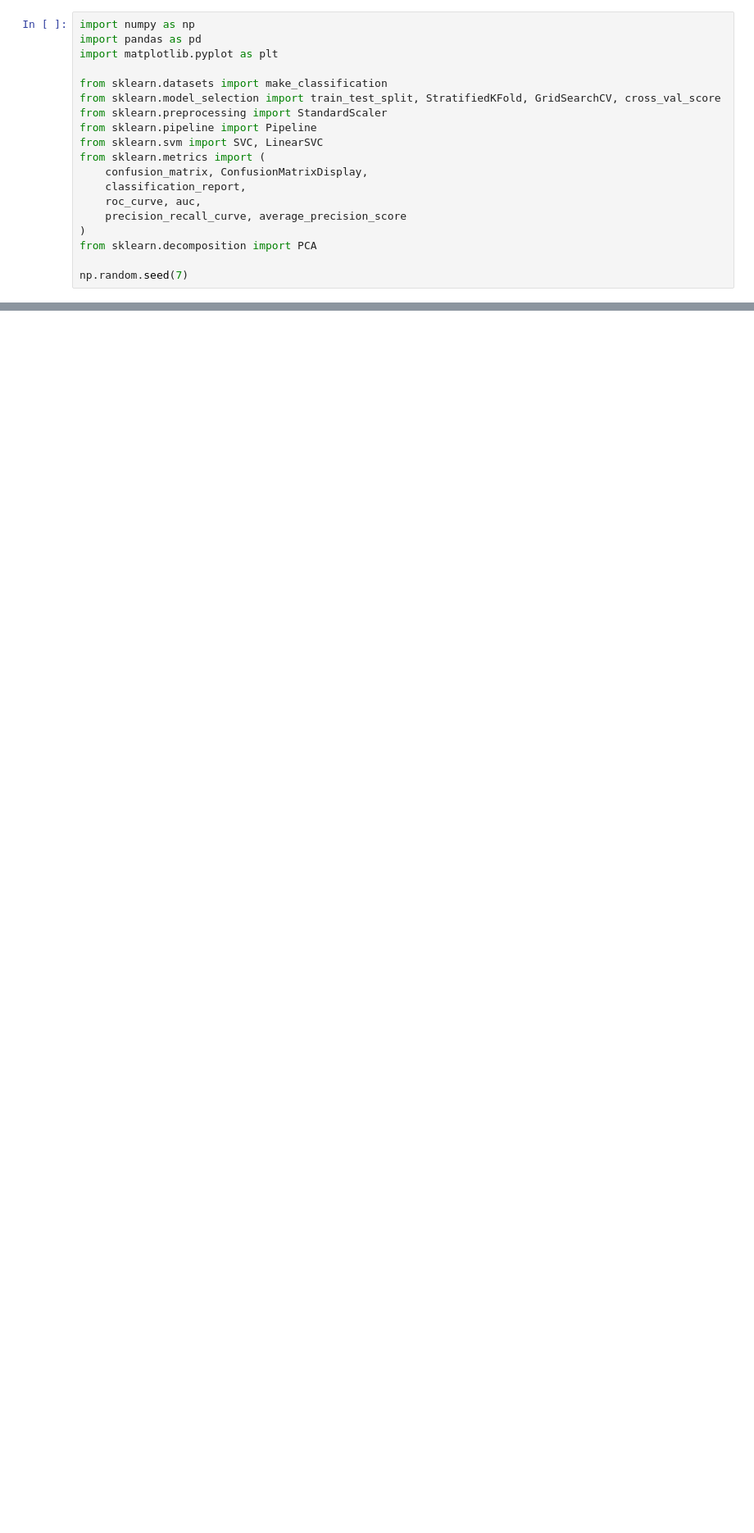
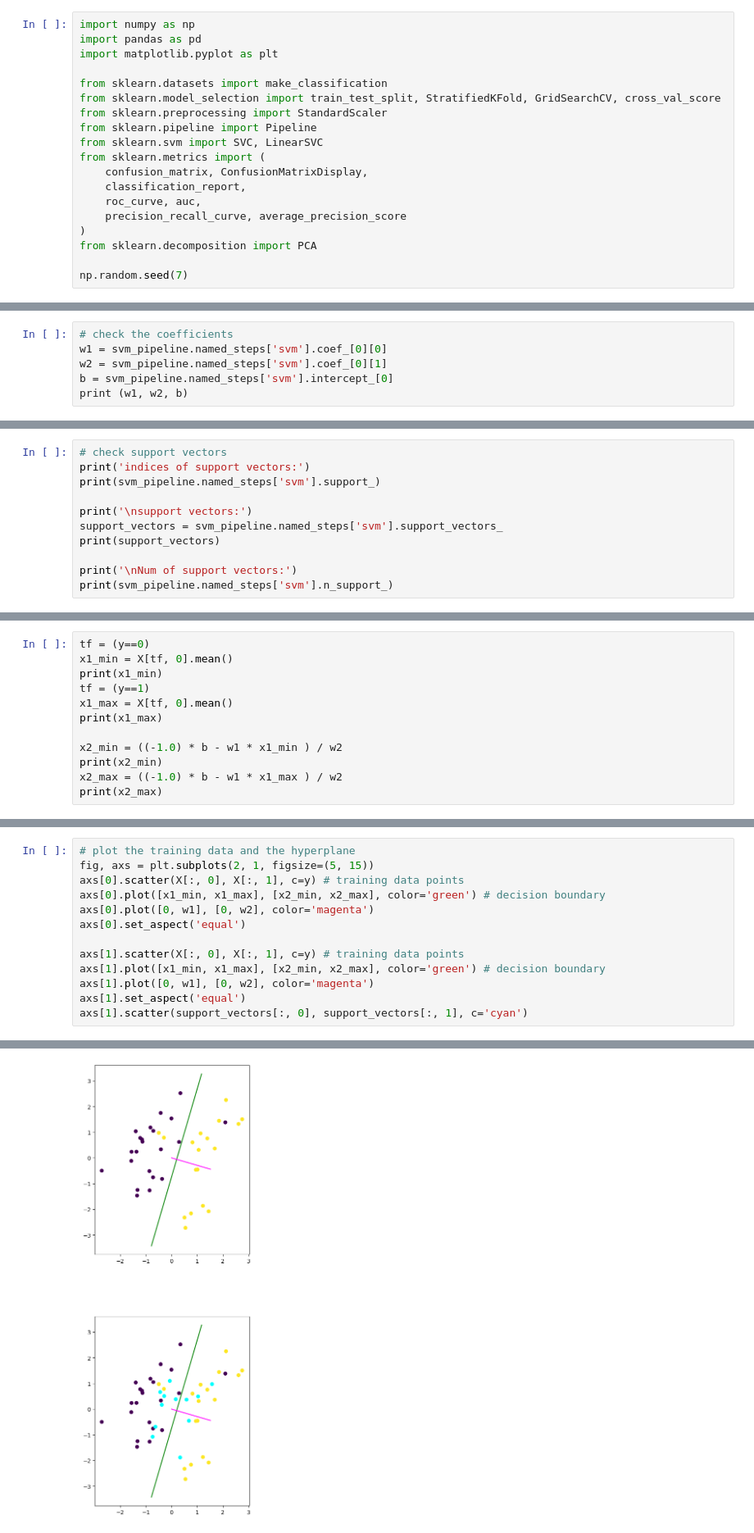
Before and after one commit to duxiuxia-bioinformatics/teach_machine_learning_and_ai, a Jupyter notebook: src/teaching/classification/svm/SVM_Bioinformatics_Lab.ipynb, the cells around one changed output, grey strips where cells are left out. Shown at 82% size. Saved outputs shown, nothing was run; the diff lists cells and outputs as text; blank space fills up the shorter version.

```diff
--- a/src/teaching/classification/svm/SVM_Bioinformatics_Lab.ipynb
+++ b/src/teaching/classification/svm/SVM_Bioinformatics_Lab.ipynb
@@ -34,0 +100,6 @@ np.random.seed(7)
+# %%
+# check the coefficients
+w1 = svm_pipeline.named_steps['svm'].coef_[0][0]
+w2 = svm_pipeline.named_steps['svm'].coef_[0][1]
+b = svm_pipeline.named_steps['svm'].intercept_[0]
+print (w1, w2, b)
@@ -34,0 +108,11 @@ np.random.seed(7)
+# %%
+# check support vectors
+print('indices of support vectors:')
+print(svm_pipeline.named_steps['svm'].support_)
+
+print('\nsupport vectors:')
+support_vectors = svm_pipeline.named_steps['svm'].support_vectors_
+print(support_vectors)
+
+print('\nNum of support vectors:')
+print(svm_pipeline.named_steps['svm'].n_support_)
@@ -34,0 +155,12 @@ np.random.seed(7)
+# %%
+tf = (y==0)
+x1_min = X[tf, 0].mean()
+print(x1_min)
+tf = (y==1)
+x1_max = X[tf, 0].mean()
+print(x1_max)
+
+x2_min = ((-1.0) * b - w1 * x1_min ) / w2
+print(x2_min)
+x2_max = ((-1.0) * b - w1 * x1_max ) / w2
+print(x2_max)
@@ -34,0 +172,14 @@ np.random.seed(7)
+# %%
+# plot the training data and the hyperplane
+fig, axs = plt.subplots(2, 1, figsize=(5, 15))
+axs[0].scatter(X[:, 0], X[:, 1], c=y) # training data points
+axs[0].plot([x1_min, x1_max], [x2_min, x2_max], color='green') # decision boundary
+axs[0].plot([0, w1], [0, w2], color='magenta')
+axs[0].set_aspect('equal')
+
+axs[1].scatter(X[:, 0], X[:, 1], c=y) # training data points
+axs[1].plot([x1_min, x1_max], [x2_min, x2_max], color='green') # decision boundary
+axs[1].plot([0, w1], [0, w2], color='magenta')
+axs[1].set_aspect('equal')
+axs[1].scatter(support_vectors[:, 0], support_vectors[:, 1], c='cyan')
+# %% [output]
@@ -35,3 +187,4 @@ np.random.seed(7)
+[figure, added]
 # %% [markdown]
 ## Part 1 — Create a bioinformatics-style dataset
 Bioinformatics often looks like:
```
Also changed, not shown: parts of 19 cells of this notebook.
